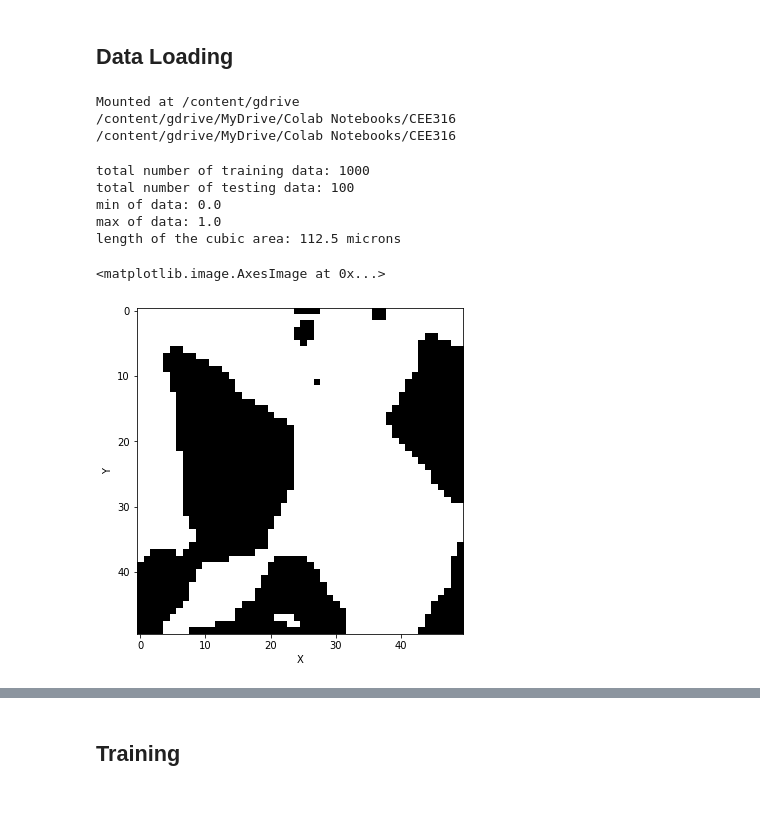
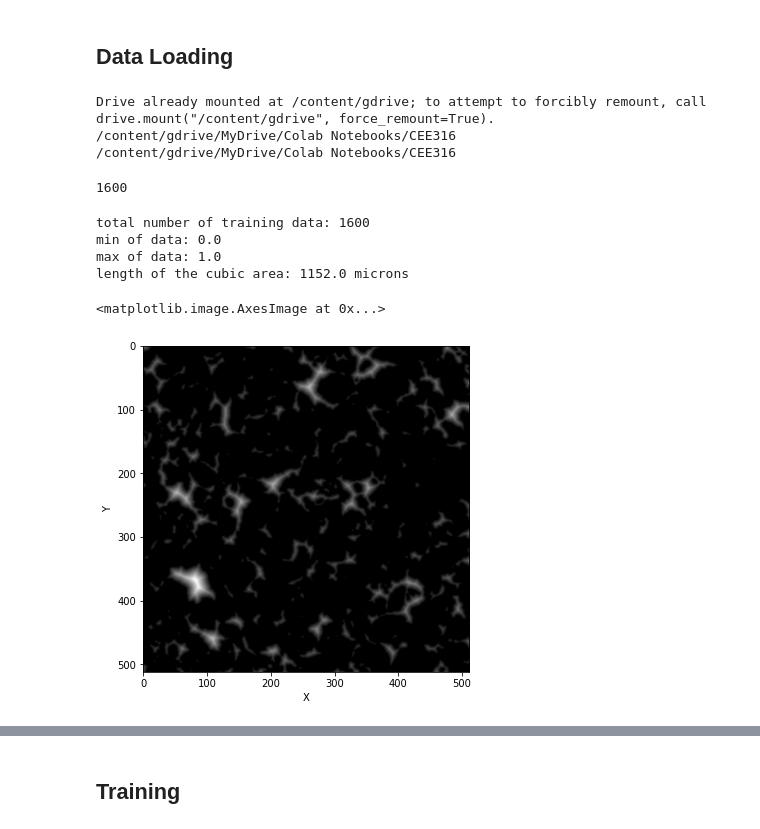
Before and after one commit to HemiaoZhang/CEE316Project, a Jupyter notebook: 3_variational_autoencoder.ipynb, the cells around one changed output, grey strips where cells are left out. Drawn from its saved outputs; the diff is of its cells as text; code cells hidden in the pictures; blank space fills up the shorter version.

Commit message:
use signed distance representation

```diff
--- a/3_variational_autoencoder.ipynb
+++ b/3_variational_autoencoder.ipynb
@@ -39,19 +41,21 @@ drive.mount('/content/gdrive')
 %cd /content/gdrive/MyDrive/Colab Notebooks/CEE316
 !pwd
 
-path = '/content/gdrive/MyDrive/Colab Notebooks/CEE316/Project/Data/Berea_2d25um_binary.raw'
-img3d = np.fromfile(path, dtype=np.uint8)
-imgSize = (1000,1000,1000)
-img3d = img3d.reshape(imgSize)
+path = '/content/gdrive/MyDrive/Colab Notebooks/CEE316/Project/Data/signedDistance.mat'
+img_rsd = []
+img_bi = []
+with h5py.File(path, 'r') as file:
+  img_bi = np.array(file['img_bi'][:]) # instancex512x512
+  img_rsd = np.array(file['img_rsd'][:]) # instancex512x512
 # %% [output]
-Mounted at /content/gdrive
+Drive already mounted at /content/gdrive; to attempt to forcibly remount, call drive.mount("/content/gdrive", force_remount=True).
 /content/gdrive/MyDrive/Colab Notebooks/CEE316
 /content/gdrive/MyDrive/Colab Notebooks/CEE316
 # %%
 class CustomImageDataset(Dataset):
-  def __init__(self, data, transform=None):
+  def __init__(self, data, label, transform=None):
     self.data = data
-    self.label = torch.mean(data, (1,2,3), True).view(-1)
+    self.label = label
     self.transform = transform
 
   def __len__(self):
@@ -79,21 +71,31 @@ test_loader = DataLoader(dataset=test_data, batch_size=1)
+# %%
+# 1,000 = 16 * 62 + 8
+# 512x2.25=1152micron per side
+full_dataset = CustomImageDataset(torch.tensor( img_rsd.reshape(-1,1,512,512), dtype=torch.float32),
+                                  torch.tensor( 1-np.mean(img_bi, axis=(1,2)), dtype=torch.float32))
+train_size = int(0.8 * len(full_dataset)) # 0.8-0.2 split
+test_size = len(full_dataset) - train_size
+train_dataset, test_dataset = torch.utils.data.random_split(full_dataset, [train_size, test_size])
+train_loader = DataLoader(dataset=train_dataset, batch_size=16, shuffle=True)
+len(train_loader.dataset)
+# %% [output]
+1600
 # %%
 fig, ax = plt.subplots(figsize=(6, 6))
 ax.set_xlabel("X")
 ax.set_ylabel("Y")
-print(f'total number of training data: {len(train_data)}')
-print(f'total number of testing data: {len(test_data)}')
-print(f'min of data: {torch.min(train_data.data[0])}')
-print(f'max of data: {torch.max(train_data.data[0])}')
-print(f'length of the cubic area: {train_data.data[0].shape[1]*2.25} microns')
-ax.imshow(train_data.data[0].reshape(50,50).detach().numpy(), cmap='gray')
+print(f'total number of training data: {len(train_dataset)}')
+print(f'min of data: {torch.min(train_dataset.dataset.data[0])}')
+print(f'max of data: {torch.max(train_dataset.dataset.data[0])}')
+print(f'length of the cubic area: {train_dataset.dataset.data[0].shape[1]*2.25} microns')
+ax.imshow(train_dataset.dataset.data[0].reshape(512,512).detach().numpy(), cmap='gray')
 # %% [output]
-total number of training data: 1000
-total number of testing data: 100
+total number of training data: 1600
 min of data: 0.0
 max of data: 1.0
-length of the cubic area: 112.5 microns
+length of the cubic area: 1152.0 microns
 <matplotlib.image.AxesImage at 0x...>
-[figure, old version]
+[figure, new version]
 # %% [markdown]
 ## VAE Architecture
 
```
Also changed, not shown: parts of 14 cells of this notebook.
